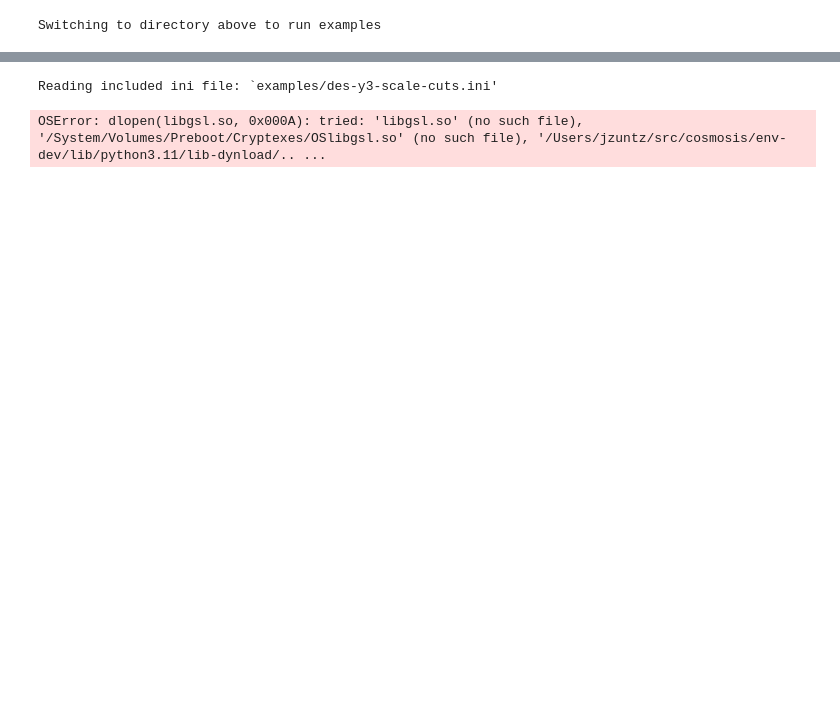
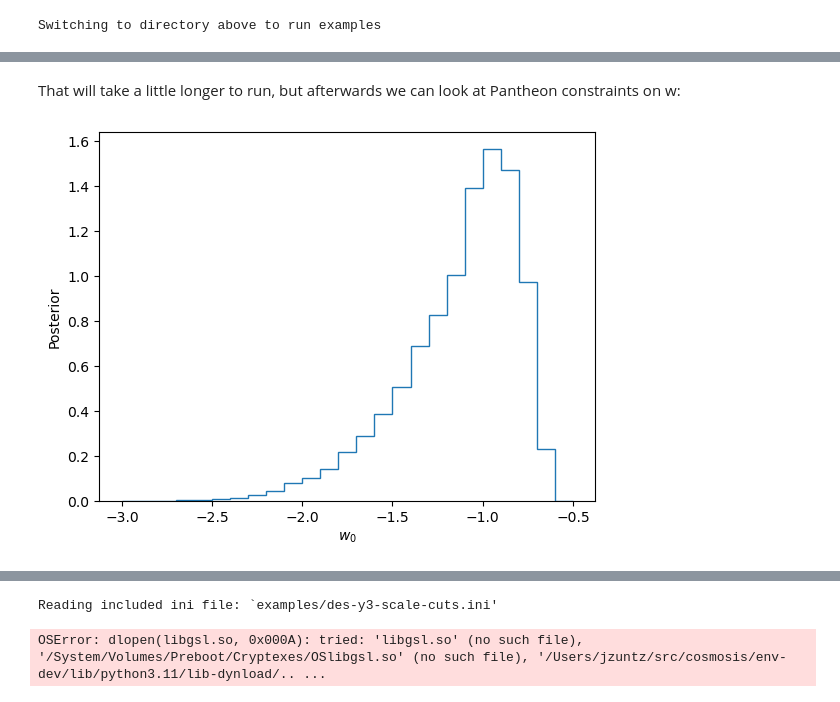
Before and after one commit to joezuntz/cosmosis-standard-library, a Jupyter notebook: examples/example.ipynb, the cells around one changed output, grey strips where cells are left out. Saved outputs shown, nothing was run; the diff lists cells and outputs as text; code cells hidden in the pictures; blank space fills up the shorter version.

```diff
--- a/examples/example.ipynb
+++ b/examples/example.ipynb
@@ -221,0 +313,3 @@ You can also customize pipelines directly
+# %%
+ini2 = cosmosis.Inifile(ini)
+ini2['astropy', 'model'] = 'wcdm'
@@ -221,0 +318,3 @@ You can also customize pipelines directly
+# %%
+values['cosmological_parameters', 'w'] = "-3.0  -1.0  -0.5"
+status, chain3 = cosmosis.run_cosmosis(ini2, values=values, output="astropy")
@@ -221,0 +343,14 @@ You can also customize pipelines directly
+# %% [markdown]
+That will take a little longer to run, but afterwards we can look at Pantheon constraints on w:
+# %%
+plt.hist(
+    chain3['cosmological_parameters--w'],
+    weights=np.exp(chain3['log_weight']),
+    bins=25,
+    density=1,
+    histtype='step'
+);
+plt.xlabel("$w_0$")
+plt.ylabel("Posterior");
+# %% [output]
+[figure, added]
```
Also changed, not shown: parts of 78 cells of this notebook.
